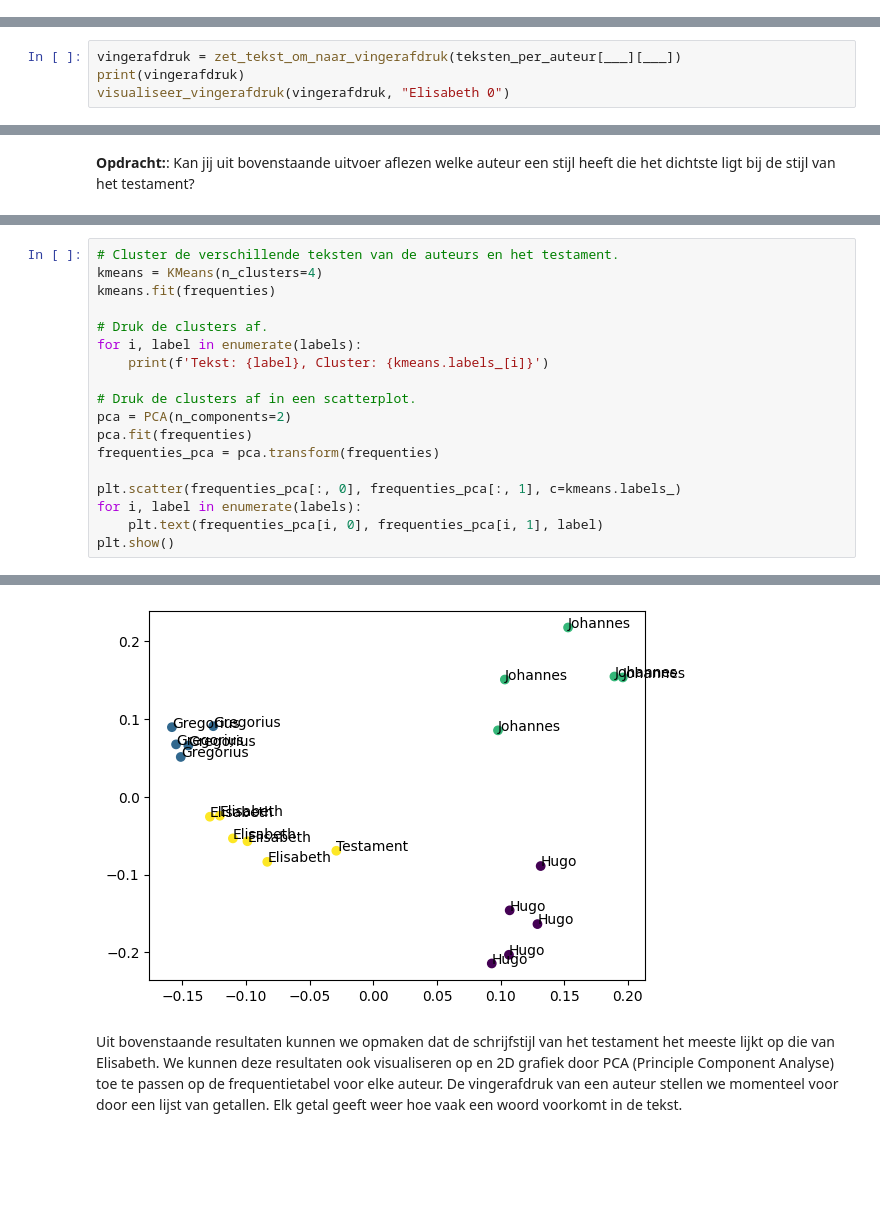
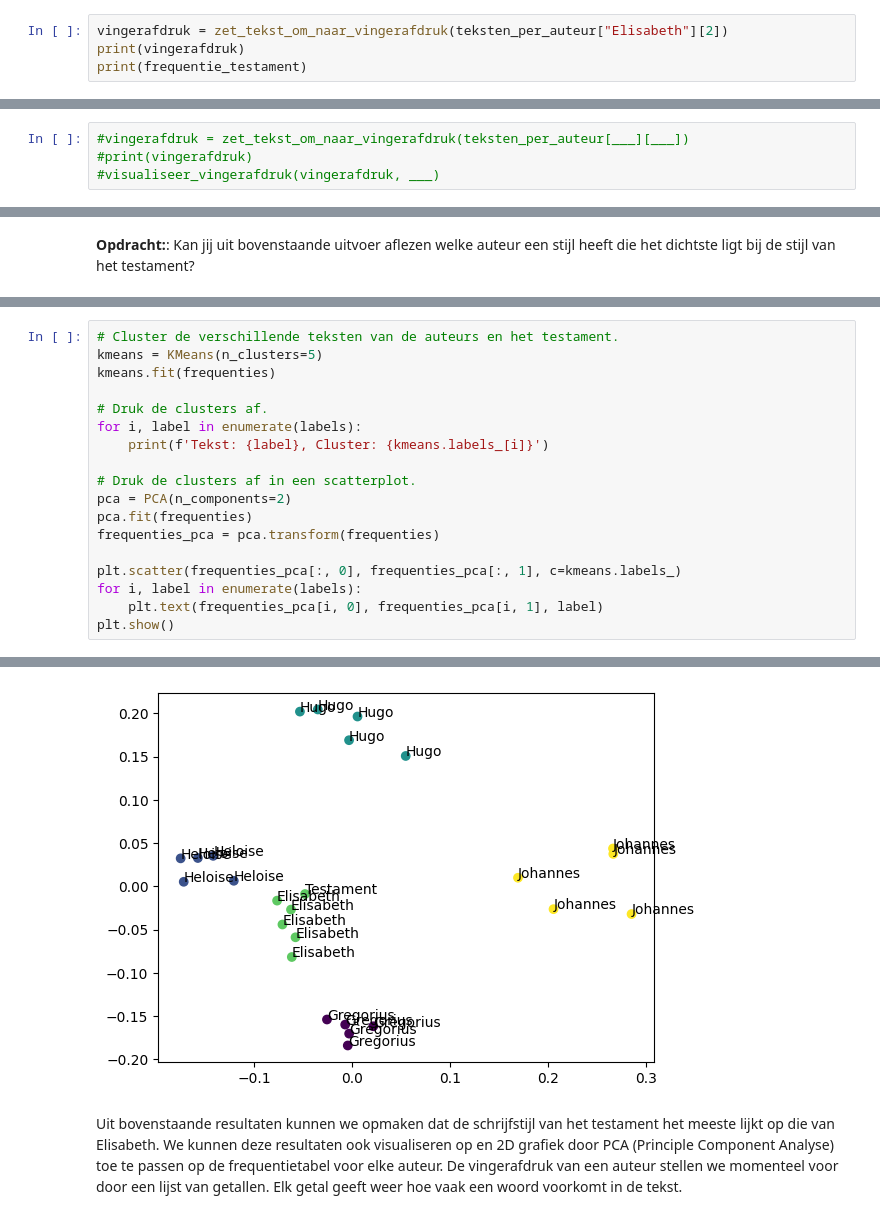
Before and after one commit to tomneutens/vlaio_stem, a Jupyter notebook: taal/intro_murder_mistery/auteur_herkennen.ipynb, the cells around one changed output, grey strips where cells are left out. Cells and saved outputs as stored; diff of their text form; blank space fills up the shorter version.

Commit message:
Updated texts so the custering includes teksts of Heloise herself

```diff
--- a/taal/intro_murder_mistery/auteur_herkennen.ipynb
+++ b/taal/intro_murder_mistery/auteur_herkennen.ipynb
@@ -304,0 +306,4 @@ visualiseer_vingerafdruk(vingerafdruk, "Elisabeth 0")
+# %%
+vingerafdruk = zet_tekst_om_naar_vingerafdruk(teksten_per_auteur["Elisabeth"][2])
+print(vingerafdruk)
+print(frequentie_testament)
@@ -308,9 +316,9 @@ visualiseer_vingerafdruk(vingerafdruk, "Elisabeth 0")
 * De derde brief van Johannes.
 * De vijfde brief van Gregorius.
 # %%
-vingerafdruk = zet_tekst_om_naar_vingerafdruk(teksten_per_auteur[___][___])
-print(vingerafdruk)
-visualiseer_vingerafdruk(vingerafdruk, "Elisabeth 0")
+#vingerafdruk = zet_tekst_om_naar_vingerafdruk(teksten_per_auteur[___][___])
+#print(vingerafdruk)
+#visualiseer_vingerafdruk(vingerafdruk, ___)
 # %% [markdown]
 ## Afstand bepalen
 
@@ -367,6 +376,6 @@ dict_values([0.0784313725490196, 0.058823529411764705, 0.00980392156862745, 0.11
 # %%
 # Cluster de verschillende teksten van de auteurs en het testament.
-kmeans = KMeans(n_clusters=4)
+kmeans = KMeans(n_clusters=5)
 kmeans.fit(frequenties)
 
 # Druk de clusters af.
@@ -403,3 +412,3 @@ Tekst: Johannes, Cluster: 2
-[figure, old version]
+[figure, new version]
 # %% [markdown]
 Uit bovenstaande resultaten kunnen we opmaken dat de schrijfstijl van het testament het meeste lijkt op die van Elisabeth. We kunnen deze resultaten ook visualiseren op en 2D grafiek door PCA (Principle Component Analyse) toe te passen op de frequentietabel voor elke auteur. De vingerafdruk van een auteur stellen we momenteel voor door een lijst van getallen. Elk getal geeft weer hoe vaak een woord voorkomt in de tekst.
```
Also changed, not shown: parts of 15 cells of this notebook, 11 other files.
